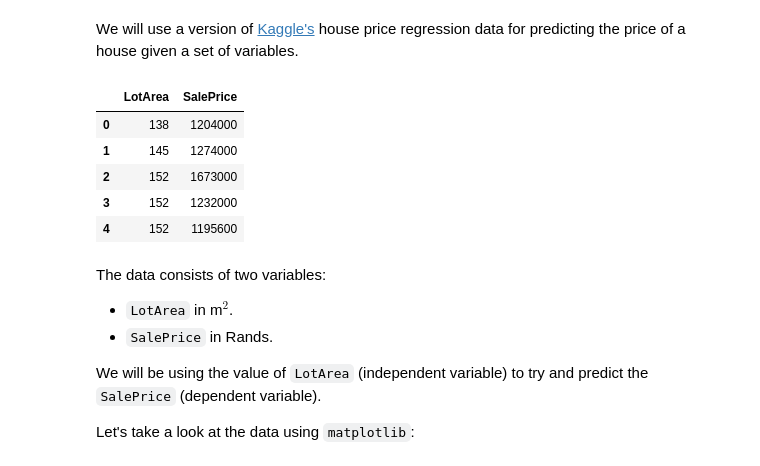
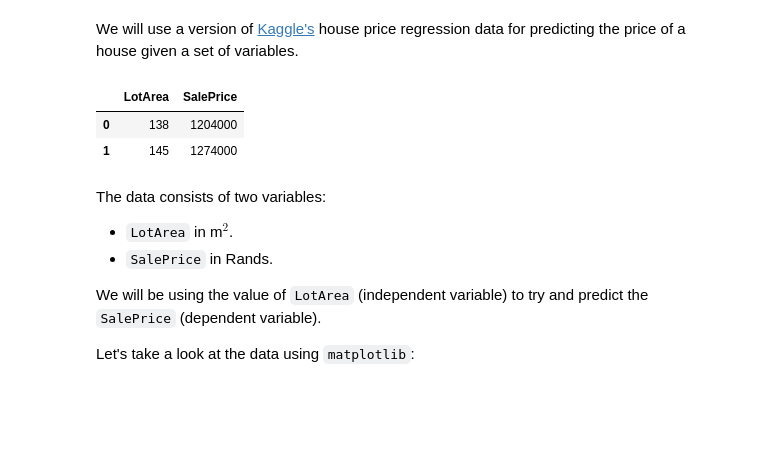
Before and after one commit to epha-b1/ALX-Regression, a Jupyter notebook: Multiple Linear Regression/9.5 Heterogeneous_ensemble_methods_examples.ipynb, the cells around one changed output. Saved outputs shown, nothing was run; the diff lists cells and outputs as text; code cells hidden in the pictures; blank space fills up the shorter version.

```diff
--- a/Multiple Linear Regression/9.5 Heterogeneous_ensemble_methods_examples.ipynb
+++ b/Multiple Linear Regression/9.5 Heterogeneous_ensemble_methods_examples.ipynb
@@ -56,14 +56,11 @@ from sklearn.metrics import mean_squared_error
 We will use a version of [Kaggle's](https://www.kaggle.com/c/house-prices-advanced-regression-techniques/data) house price regression data for predicting the price of a house given a set of variables.
 # %%
 df = pd.read_csv("https://github.com/Explore-AI/Public-Data/blob/master/house_price_by_area.csv?raw=true")
-df.head()
+df.head(2)
 # %% [output]
 |  | LotArea | SalePrice |
 | 0 | 138 | 1204000 |
 | 1 | 145 | 1274000 |
-| 2 | 152 | 1673000 |
-| 3 | 152 | 1232000 |
-| 4 | 152 | 1195600 |
 # %% [markdown]
 The data consists of two variables:
  * `LotArea` in m$^{2}$.
```
Also changed, not shown: parts of 8 cells of this notebook, 1 other file.
